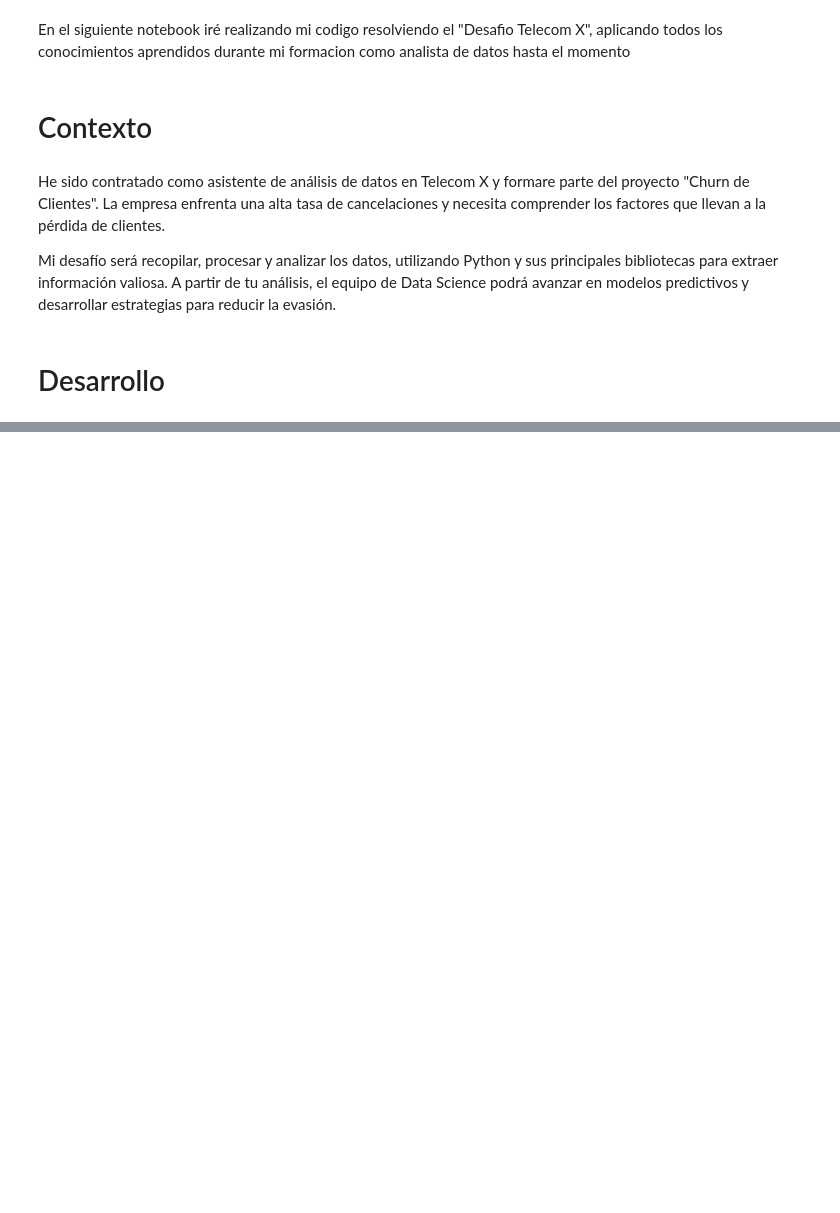
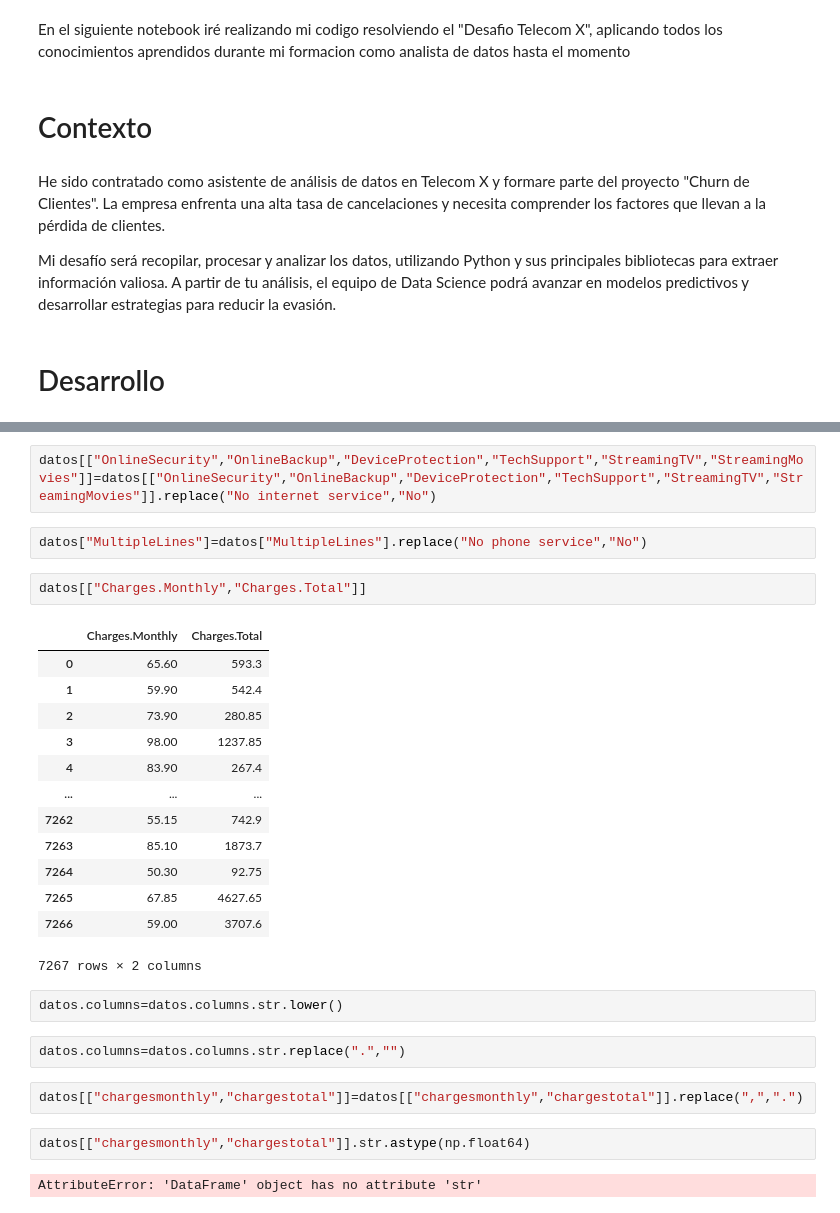
Before and after one commit to pierobadano/Desafio-TelecomX-P1, a Jupyter notebook: Desafio_Telecom_p1.ipynb, the cells around one changed output, grey strips where cells are left out. Cells and saved outputs as stored; diff of their text form; blank space fills up the shorter version.

```diff
--- a/Desafio_Telecom_p1.ipynb
+++ b/Desafio_Telecom_p1.ipynb
@@ -14,0 +86,30 @@ Mi desafío será recopilar, procesar y analizar los datos, utilizando Python y
+# %%
+datos[["OnlineSecurity","OnlineBackup","DeviceProtection","TechSupport","StreamingTV","StreamingMovies"]]=datos[["OnlineSecurity","OnlineBackup","DeviceProtection","TechSupport","StreamingTV","StreamingMovies"]].replace("No internet service","No")
+# %%
+datos["MultipleLines"]=datos["MultipleLines"].replace("No phone service","No")
+# %%
+datos[["Charges.Monthly","Charges.Total"]]
+# %% [output]
+|  | Charges.Monthly | Charges.Total |
+| 0 | 65.60 | 593.3 |
+| 1 | 59.90 | 542.4 |
+| 2 | 73.90 | 280.85 |
+| 3 | 98.00 | 1237.85 |
+| 4 | 83.90 | 267.4 |
+| ... | ... | ... |
+| 7262 | 55.15 | 742.9 |
+| 7263 | 85.10 | 1873.7 |
+| 7264 | 50.30 | 92.75 |
+| 7265 | 67.85 | 4627.65 |
+| 7266 | 59.00 | 3707.6 |
+7267 rows × 2 columns
+# %%
+datos.columns=datos.columns.str.lower()
+# %%
+datos.columns=datos.columns.str.replace(".","")
+# %%
+datos[["chargesmonthly","chargestotal"]]=datos[["chargesmonthly","chargestotal"]].replace(",",".")
+# %%
+datos[["chargesmonthly","chargestotal"]].str.astype(np.float64)
+# %% [output]
+AttributeError: 'DataFrame' object has no attribute 'str'
```
Also changed, not shown: parts of 7 cells of this notebook.
